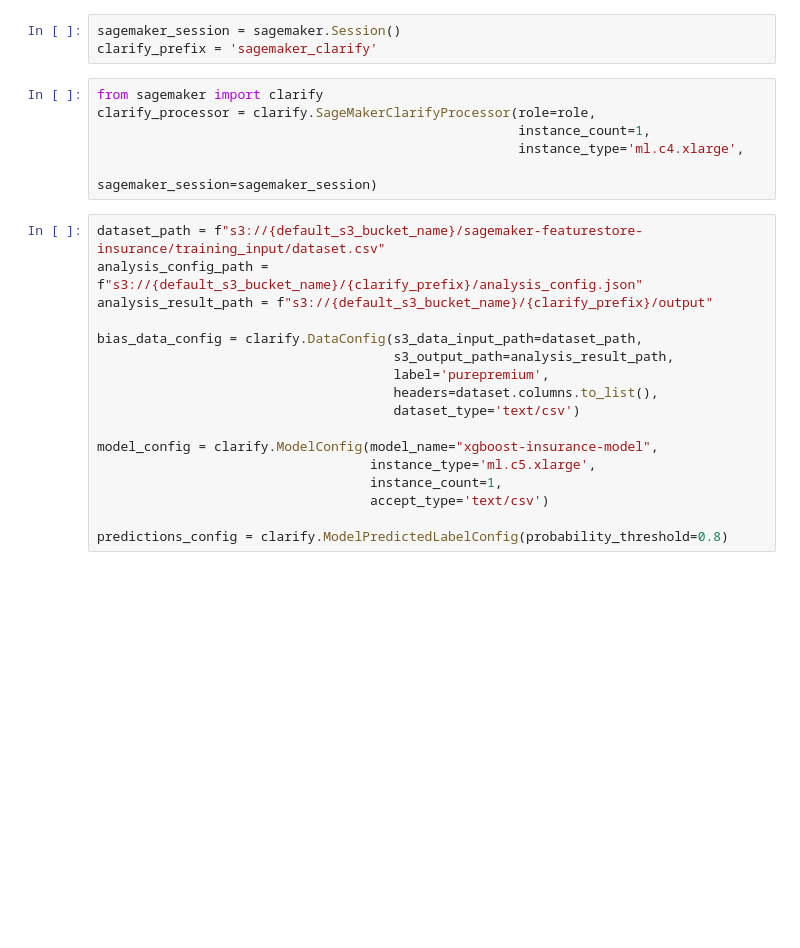
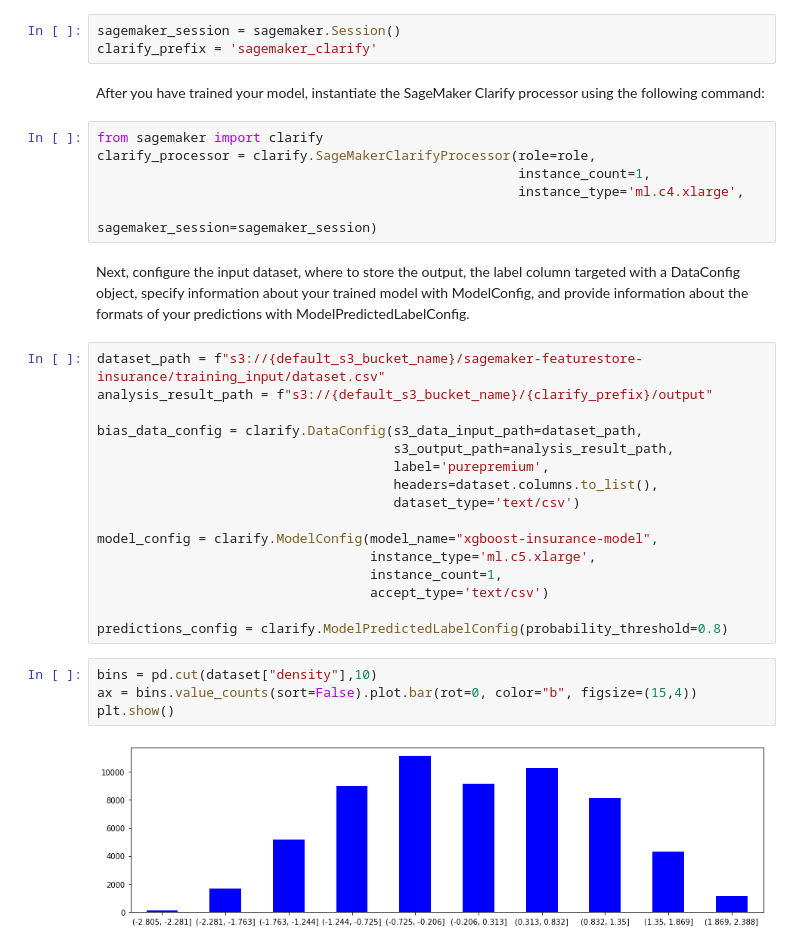
Before and after one commit to amanbajw/FSI-1, a Jupyter notebook: 4.5-insurance-clarify.ipynb, the cells around one changed output. Cells and saved outputs as stored; diff of their text form; blank space fills up the shorter version.

```diff
--- a/4.5-insurance-clarify.ipynb
+++ b/4.5-insurance-clarify.ipynb
@@ -275,15 +280,18 @@ Using already existing model: xgboost-insurance-model
 # %%
 sagemaker_session = sagemaker.Session()
 clarify_prefix = 'sagemaker_clarify'
+# %% [markdown]
+After you have trained your model, instantiate the SageMaker Clarify processor using the following command:
 # %%
 from sagemaker import clarify
 clarify_processor = clarify.SageMakerClarifyProcessor(role=role,
                                                       instance_count=1,
                                                       instance_type='ml.c4.xlarge',
                                                       sagemaker_session=sagemaker_session)
+# %% [markdown]
+Next, configure the input dataset, where to store the output, the label column targeted with a DataConfig object, specify information about your trained model with ModelConfig, and provide information about the formats of your predictions with ModelPredictedLabelConfig.
 # %%
 dataset_path = f"s3://{default_s3_bucket_name}/sagemaker-featurestore-insurance/training_input/dataset.csv"
-analysis_config_path = f"s3://{default_s3_bucket_name}/{clarify_prefix}/analysis_config.json"
 analysis_result_path = f"s3://{default_s3_bucket_name}/{clarify_prefix}/output"
 
 bias_data_config = clarify.DataConfig(s3_data_input_path=dataset_path,
@@ -298,3 +306,9 @@ model_config = clarify.ModelConfig(model_name="xgboost-insurance-model",
                                    accept_type='text/csv')
 
 predictions_config = clarify.ModelPredictedLabelConfig(probability_threshold=0.8)
+# %%
+bins = pd.cut(dataset["density"],10)
+ax = bins.value_counts(sort=False).plot.bar(rot=0, color="b", figsize=(15,4))
+plt.show()
+# %% [output]
+[figure, added]
```
Also changed, not shown: parts of 15 cells of this notebook.
